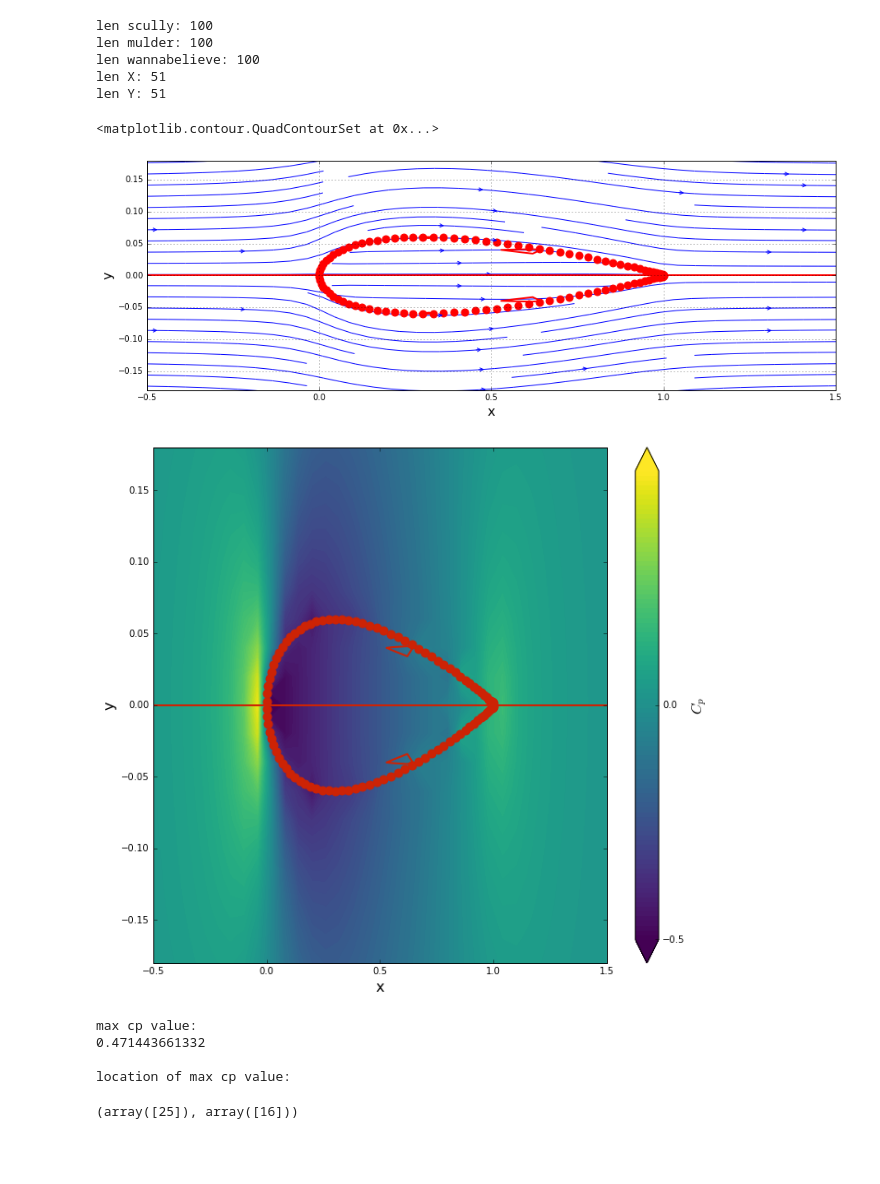
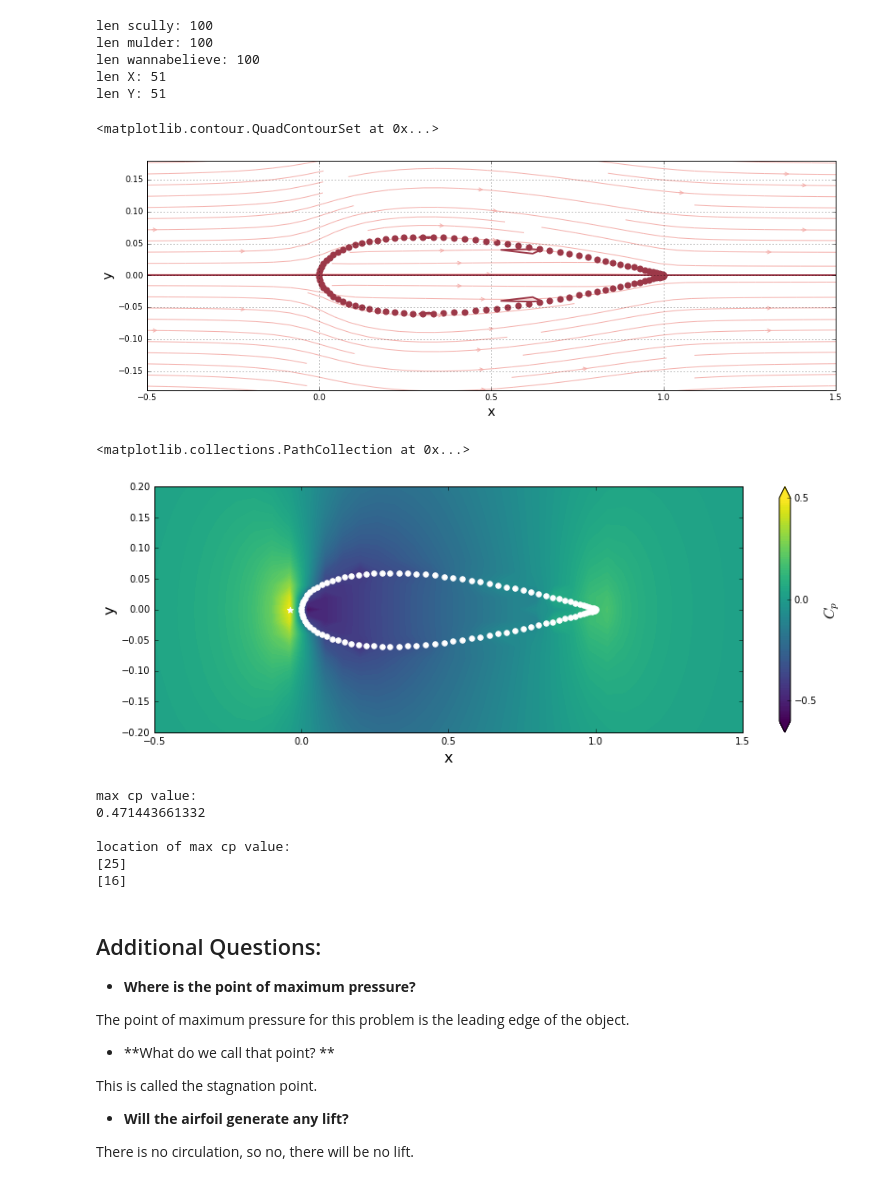
Before and after one commit to lpgleaves/mae6226-workspace, a Jupyter notebook: assignments/assignment-01.ipynb, the cells around one changed output. Saved outputs shown, nothing was run; the diff lists cells and outputs as text; code cells hidden in the pictures; blank space fills up the shorter version.

```diff
--- a/assignments/assignment-01.ipynb
+++ b/assignments/assignment-01.ipynb
@@ -141,39 +88,59 @@ pyplot.xlabel('x',fontsize=16)
 pyplot.ylabel('y',fontsize=16)
 pyplot.xlim(min(scully)-0.5, max(scully)+0.5)
 pyplot.ylim(-0.18, 0.18)
-pyplot.streamplot(X,Y,u,v,density=2,linewidth=1,arrowsize=1,arrowstyle='->')
-pyplot.scatter(scully,mulder,color='red',s=80,marker='o')
-pyplot.contour(X,Y,psi, levels=[0],colors='red',linewidths=2,linestyles='solid')
+pyplot.streamplot(X,Y,u,v,density=2,linewidth=1,arrowsize=1,arrowstyle='->',color='#F4AFAB')
+pyplot.scatter(scully,mulder,color='#9C3848',s=50,marker='o')
+pyplot.contour(X,Y,psi, levels=[0],colors='#9C3848',linewidths=2,linestyles='solid')
 # %% [output]
 <matplotlib.contour.QuadContourSet at 0x...>
-[figure, old version]
+[figure, new version]
 # %%
 # compute the pressure coefficient field
 cp = 1.0 - (u**2 + v**2)/u_inf**2
 
+# solving actual HW problem
+value = numpy.amax(cp)
+cpx, cpy = numpy.where(cp==value)
+
 # plot cp field
-size = 10
-pyplot.figure(figsize=(1.1*size, size))
+size = 14
+pyplot.figure(figsize=(size, size/3))
 pyplot.xlabel('x', fontsize=16)
 pyplot.ylabel('y', fontsize=16)
-pyplot.xlim(min(scully)-0.5, max(scully)+0.5)
-pyplot.ylim(-0.18, 0.18)
-contf = pyplot.contourf(X, Y, cp, levels=numpy.linspace(-0.5, 0.5, 100), extend='both',cmap='viridis')
+pyplot.xlim(-0.5,1.5)
+pyplot.ylim(-0.2,0.2)
+contf = pyplot.contourf(X, Y, cp, levels=numpy.linspace(-0.6, 0.5, 100), extend='both',cmap='viridis')
 cbar = pyplot.colorbar(contf)
 cbar.set_label('$C_p$',fontsize=16)
-cbar.set_ticks([-1.0, -0.5, 0.0, 1.0])
-pyplot.scatter(scully, mulder, color='#CD2305', s=80, marker='o')
-pyplot.contour(X, Y, psi, levels=[0.], colors='#CD2305', linewidths=2, linestyles='solid');
+cbar.set_ticks([-1.0, -0.5, 0.0, 0.5])
+pyplot.scatter(scully, mulder, color='white', s=30, marker='o')
+pyplot.scatter(x[cpy], y[cpx], color='white', s=40, marker='*')
 # %% [output]
+<matplotlib.collections.PathCollection at 0x...>
-[figure, old version]
+[figure, new version]
 # %%
-value = numpy.amax(cp)
 print('max cp value: \n' + str(value))
 print('\nlocation of max cp value: ')
-numpy.where(cp==value)
+print(cpx)
+print(cpy)
 # %% [output]
 max cp value:
 0.471443661332
 
 location of max cp value:
+[25]
+[16]
-(array([25]), array([16]))
+# %% [markdown]
+## Additional Questions:
+
+* **Where is the point of maximum pressure?**
+
+The point of maximum pressure for this problem is the leading edge of the object.
+
+* **What do we call that point? **
+
+This is called the stagnation point.
+
+* **Will the airfoil generate any lift?**
+
+There is no circulation, so no, there will be no lift.
```
Also changed, not shown: parts of 3 cells of this notebook, 1 other file.
